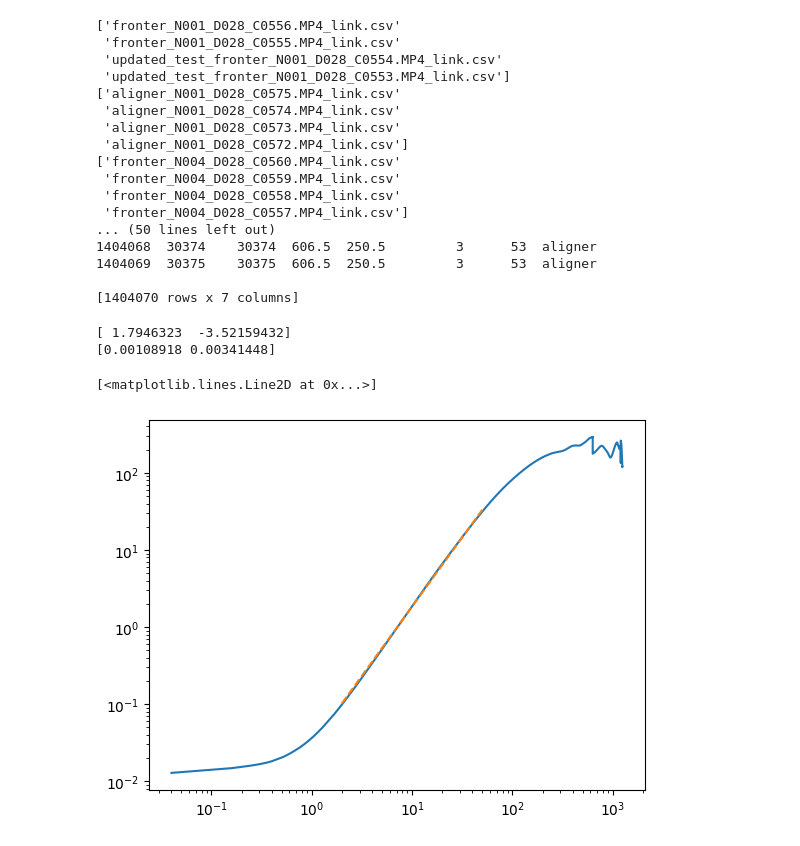
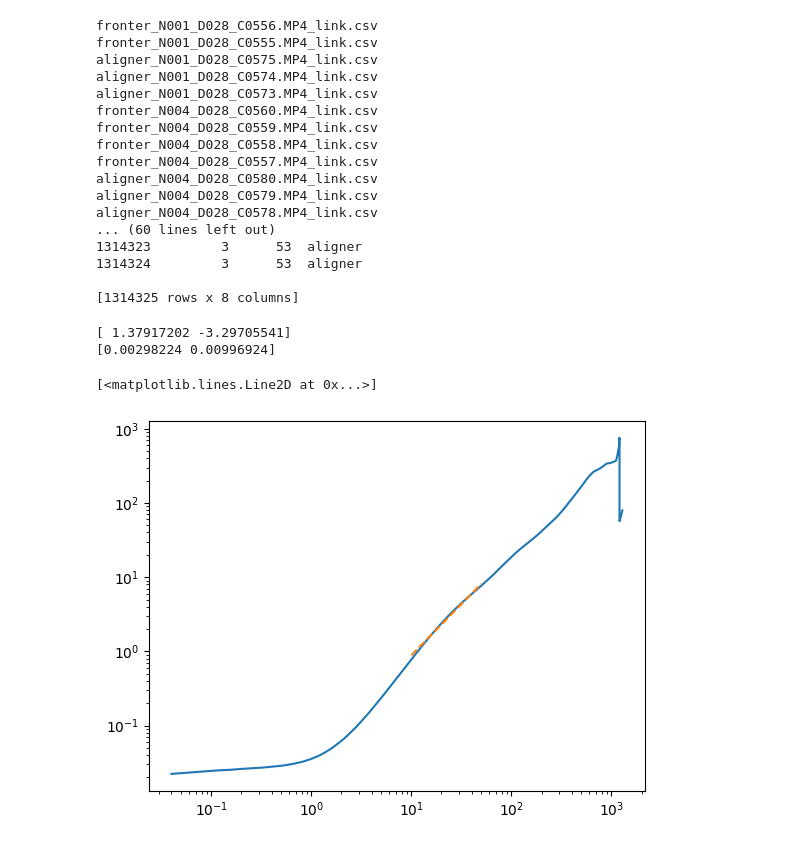
Before and after one commit to complex-lab/robotic_swarms, a Jupyter notebook: emsd_powerlaw_vs_botnum_28cm.ipynb, the cells around one changed output. Cells and saved outputs as stored; diff of their text form; code cells hidden in the pictures.

```diff
--- a/emsd_powerlaw_vs_botnum_28cm.ipynb
+++ b/emsd_powerlaw_vs_botnum_28cm.ipynb
@@ -34,6 +34,8 @@ def linear_fit_log(x,n,A):
     return n*x+A
 # %%
 passive_path='C:\\Users\\User\\Documents\\Eden\\locate_git_code\\packaged\\all_linking_passive_data_28cm.csv'
+#expSumFileNamePassive='C:\\Users\\User\\Documents\\Eden\\locate_git_code\\packaged\\expSumPack_botnum_28cm_updated.csv'
+#expSumPassive=pd.read_csv(expSumFileNamePassive,index_col=0)
 passive_path_packaged='C:\\Users\\User\\Documents\\Eden\\locate_git_code\\packaged'
 Passive_path_table=pd.read_csv(passive_path,index_col=0)
 emsd_data=pd.DataFrame()
@@ -42,67 +44,71 @@ botnums=[1,4,8,16,21,53]
 #rerelevant_data=Passive_path_table.loc[bottype,diameter]
 for botnum in botnums:
     for bottype in bottypes:
+
         relevant_data=Passive_path_table[(Passive_path_table['BotNum']==botnum)&(Passive_path_table['BotType']==bottype)]
         filenames=pd.unique(relevant_data['Filename'])
-        print(filenames)
         particle=0
         for filename in filenames:
+            if ((filename=='updated_test_fronter_N001_D028_C0553.MP4_link.csv')|(filename=='updated_test_fronter_N001_D028_C0554.MP4_link.csv')|(filename=='aligner_N001_D028_C0572.MP4_link.csv')):
+                continue
+            print(filename)
             emsd_file_data=relevant_data[(relevant_data['Filename']==filename)]
             emsd_file_data=emsd_file_data.iloc[:,0:4]
+            emsd_file_data['Filename']=[filename]*len(emsd_file_data)
             emsd_file_data['particle']=[particle]*len(emsd_file_data)
             emsd_file_data['BotNum']=[botnum]*len(emsd_file_data)
             emsd_file_data['BotType']=[bottype]*len(emsd_file_data)
             emsd_data=pd.concat([emsd_data,emsd_file_data],axis=0,ignore_index=True)
-            particle=particle+1
+            particle=(particle+1)
 print(emsd_data)
 # %% [output]
-['fronter_N001_D028_C0556.MP4_link.csv'
- 'fronter_N001_D028_C0555.MP4_link.csv'
- 'updated_test_fronter_N001_D028_C0554.MP4_link.csv'
- 'updated_test_fronter_N001_D028_C0553.MP4_link.csv']
-['aligner_N001_D028_C0575.MP4_link.csv'
- 'aligner_N001_D028_C0574.MP4_link.csv'
- 'aligner_N001_D028_C0573.MP4_link.csv'
- 'aligner_N001_D028_C0572.MP4_link.csv']
-['fronter_N004_D028_C0560.MP4_link.csv'
- 'fronter_N004_D028_C0559.MP4_link.csv'
- 'fronter_N004_D028_C0558.MP4_link.csv'
- 'fronter_N004_D028_C0557.MP4_link.csv']
-... (50 lines left out)
-1404068  30374    30374  606.5  250.5         3      53  aligner
-1404069  30375    30375  606.5  250.5         3      53  aligner
+fronter_N001_D028_C0556.MP4_link.csv
+fronter_N001_D028_C0555.MP4_link.csv
+aligner_N001_D028_C0575.MP4_link.csv
+aligner_N001_D028_C0574.MP4_link.csv
+aligner_N001_D028_C0573.MP4_link.csv
+fronter_N004_D028_C0560.MP4_link.csv
+fronter_N004_D028_C0559.MP4_link.csv
+fronter_N004_D028_C0558.MP4_link.csv
+fronter_N004_D028_C0557.MP4_link.csv
+aligner_N004_D028_C0580.MP4_link.csv
+aligner_N004_D028_C0579.MP4_link.csv
+aligner_N004_D028_C0578.MP4_link.csv
+... (60 lines left out)
+1314323         3      53  aligner
+1314324         3      53  aligner
 
-[1404070 rows x 7 columns]
+[1314325 rows x 8 columns]
 # %%
-arenaSizePixels = 1090 # [pixels]
+arenaSizePixels = 1080 # [pixels]
 arenaSizeCm = 150 # [cm]
 fps =25
-mpp = arenaSizeCm/arenaSizePixels/2 #[cm/pixel]
-bottype='fronter'
-botnum=16
+mpp = arenaSizeCm/arenaSizePixels#/2 #[cm/pixel]
+bottype='aligner'
+botnum=1
 relevant_emsd=emsd_data[(emsd_data['BotNum']==botnum)&(emsd_data['BotType']==bottype)]
 #print(relevant_emsd)
 emsd_data_filtered = tp.filter_stubs(relevant_emsd,threshold=100)
 max_lagtime=int(len(emsd_data_filtered)/3)
 emsd=tp.emsd(emsd_data_filtered,fps=fps,mpp=mpp,max_lagtime=max_lagtime)
-emsd_small_range=emsd.loc[2:50]
-#emsd_small_range=emsd.loc[4:20]
+#emsd_small_range=emsd.loc[4:100]
+emsd_small_range=emsd.loc[10:50]
 p0=np.array([2,0.5])
 popt,pcov = sc.optimize.curve_fit(linear_fit_log,np.log(emsd_small_range.index),np.log(emsd_small_range),p0=p0)
 perr = np.sqrt(np.diag(pcov))
 corr=np.corrcoef(pcov,rowvar=True)
 print(popt)
 print(perr)
 fig, ax = plt.subplots()
 ax.plot(emsd.index, emsd)
 ax.set_xscale('log')
 ax.set_yscale('log')
 fit_x=np.log(emsd_small_range.index)
 fit_y=fit_x*popt[0]+popt[1]
 ax.loglog(np.exp(fit_x),np.exp(fit_y),'--')
 # %% [output]
-[ 1.7946323  -3.52159432]
-[0.00108918 0.00341448]
+[ 1.37917202 -3.29705541]
+[0.00298224 0.00996924]
 [<matplotlib.lines.Line2D at 0x...>]
-[figure, old version]
+[figure, new version]
 # %%
```
Also changed, not shown: parts of 3 cells of this notebook, 5 other files.
